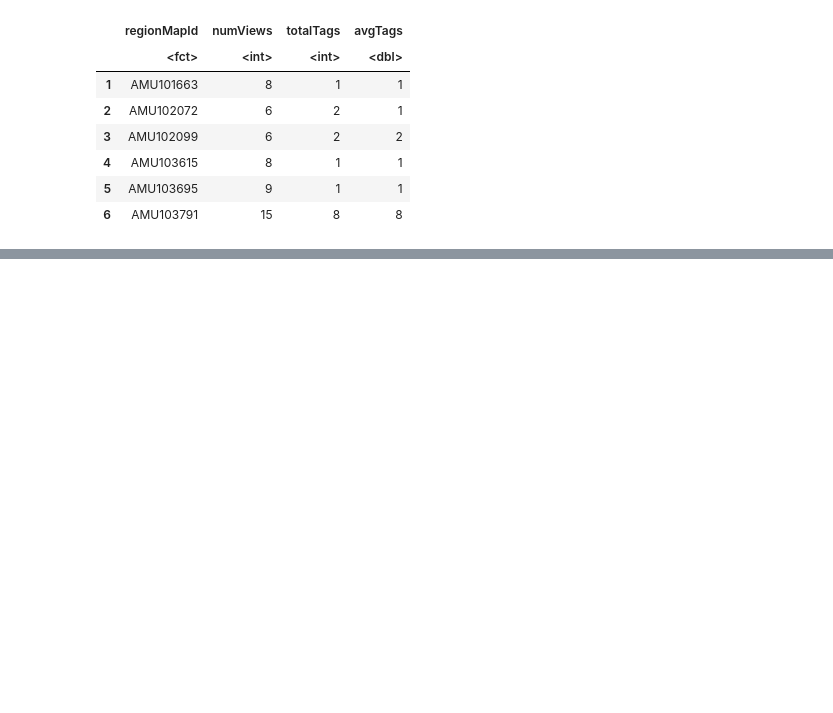
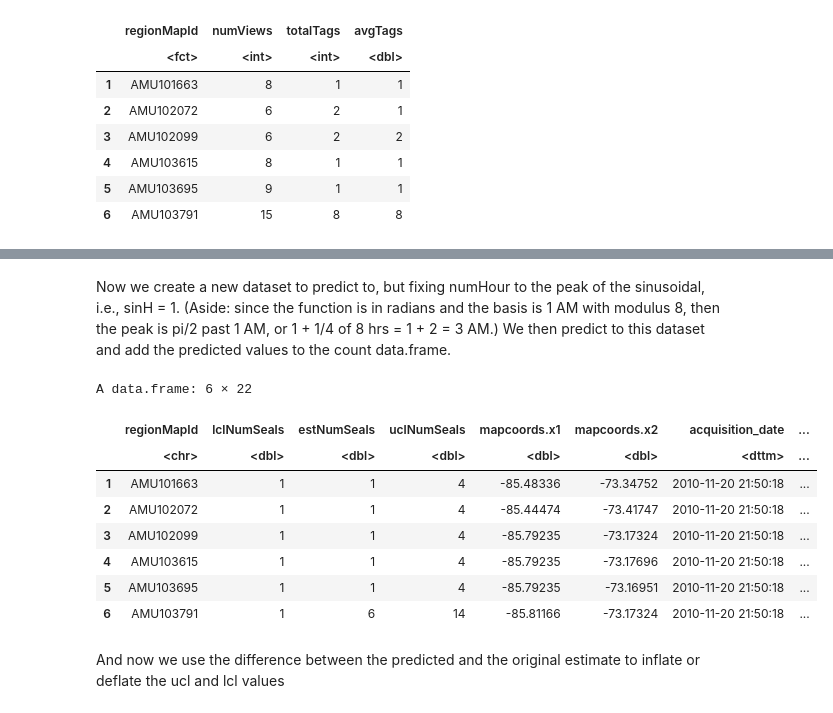
Before and after one commit to pointblue/ContinentalWESEestimates, a Jupyter notebook: notebooks/Count Seals From Tags.ipynb, the cells around one changed output, grey strips where cells are left out. Drawn from its saved outputs; the diff is of its cells as text; code cells hidden in the pictures; blank space fills up the shorter version.

Commit message:
Final edits to WESE estimates

```diff
--- a/notebooks/Count Seals From Tags.ipynb
+++ b/notebooks/Count Seals From Tags.ipynb
@@ -677,0 +663,9 @@ df<-merge(df,mapcounts[,c("regionMapId","estimateH","lowerH","upperH")],by="regi
+# %%
+df<-counts
+df$numHour<-((as.integer(df$originHour) - 1) %% 8)/8
+sindf<-unique(df[,c("originHour","numHour")])
+sindf$sinH<-sin(2*pi*sindf$numHour)
+df<-merge(df,sindf[,c("originHour","sinH")],by="originHour",all.x=T)
+
+mdlh<-lm(estNumSeals~logAvgTags+sinH+I(sinH^2),data=df)
+summary(mdlh)
@@ -677,0 +692,20 @@ df<-merge(df,mapcounts[,c("regionMapId","estimateH","lowerH","upperH")],by="regi
+# %% [markdown]
+Now we create a new dataset to predict to, but fixing numHour to the peak of the sinusoidal, i.e., sinH = 1. (Aside: since the function is in radians and the basis is 1 AM with modulus 8, then the peak is pi/2 past 1 AM, or 1 + 1/4 of 8 hrs = 1 + 2 = 3 AM.) We then predict to this dataset and add the predicted values to the count data.frame.
+# %%
+newdf<-counts
+newdf$sinH<-1   #this is the peak of the sinusoidal, at 12 noon
+newdf$predicted<-round(predict(mdlh,newdata=newdf))
+newdf$predicted<-ifelse(newdf$predicted<0,0,newdf$predicted)
+head(newdf)
+# %% [output]
+A data.frame: 6 × 22
+|  | regionMapId | lclNumSeals | estNumSeals | uclNumSeals | mapcoords.x1 | mapcoords.x2 | acquisition_date | ... |
+|  | <chr> | <dbl> | <dbl> | <dbl> | <dbl> | <dbl> | <dttm> | ... |
+| 1 | AMU101663 | 1 | 1 | 4 | -85.48336 | -73.34752 | 2010-11-20 21:50:18 | ... |
+| 2 | AMU102072 | 1 | 1 | 4 | -85.44474 | -73.41747 | 2010-11-20 21:50:18 | ... |
+| 3 | AMU102099 | 1 | 1 | 4 | -85.79235 | -73.17324 | 2010-11-20 21:50:18 | ... |
+| 4 | AMU103615 | 1 | 1 | 4 | -85.79235 | -73.17696 | 2010-11-20 21:50:18 | ... |
+| 5 | AMU103695 | 1 | 1 | 4 | -85.79235 | -73.16951 | 2010-11-20 21:50:18 | ... |
+| 6 | AMU103791 | 1 | 6 | 14 | -85.81166 | -73.17324 | 2010-11-20 21:50:18 | ... |
+# %% [markdown]
+And now we use the difference between the predicted and the original estimate to inflate or deflate the ucl and lcl values
```
Also changed, not shown: parts of 29 cells of this notebook, 2 other files.
